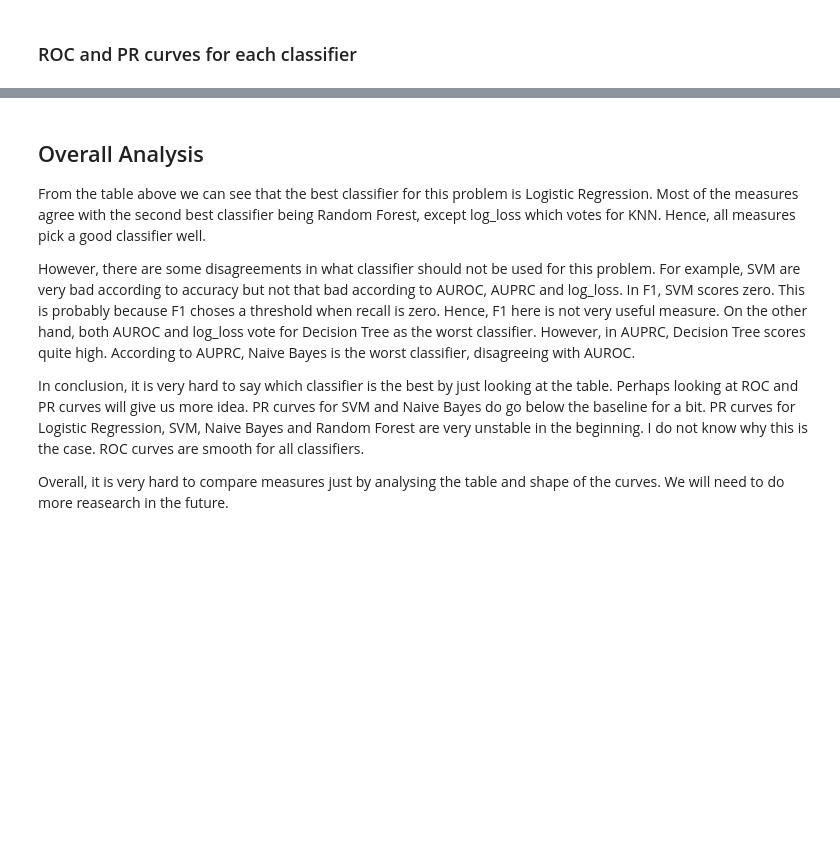
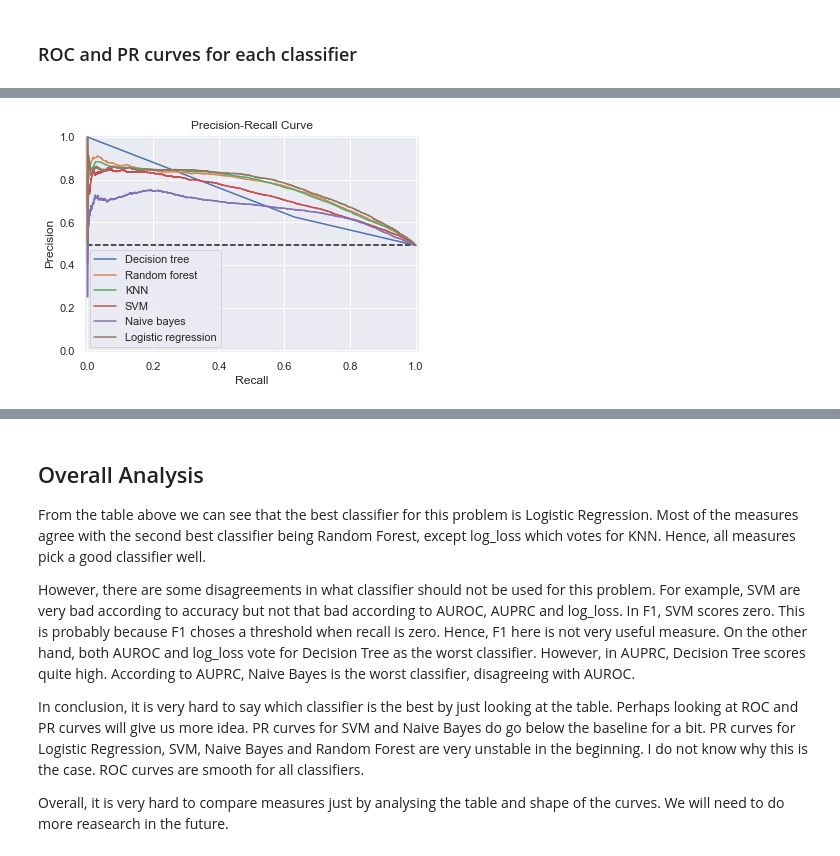
Before and after one commit to SherylHYX/AUROC-vs-AUPRC, a Jupyter notebook: cardio/cardio.ipynb, the cells around one changed output, grey strips where cells are left out. Cells and saved outputs as stored; diff of their text form; code cells hidden in the pictures; blank space fills up the shorter version.

```diff
--- a/cardio/cardio.ipynb
+++ b/cardio/cardio.ipynb
@@ -402,3 +443,23 @@ scores_frame
+# %%
+for key, value in models.items():
+    probs = value.predict_proba(x_test)
+    preds = probs[:,1]
+
+    precision, recall, thresholds = precision_recall_curve(y_test, preds)
+
+    plt.plot(recall, precision, label = '{}'.format(key))
+
+plt.title('Precision-Recall Curve')
+plt.hlines(is_positive, 0, 1, colors = 'k', linestyle = 'dashed')
+plt.legend()
+plt.xlim([-0.01, 1.01])
+plt.ylim([-0.01, 1.01])
+plt.ylabel('Precision')
+plt.xlabel('Recall')
+plt.savefig('cardio_PRcurve.png')
+plt.show()
+# %% [output]
+[figure, added]
 # %%
 for key, value in models.items():
     probs = value.predict_proba(x_test)
```
Also changed, not shown: parts of 6 cells of this notebook, 7 other files.
